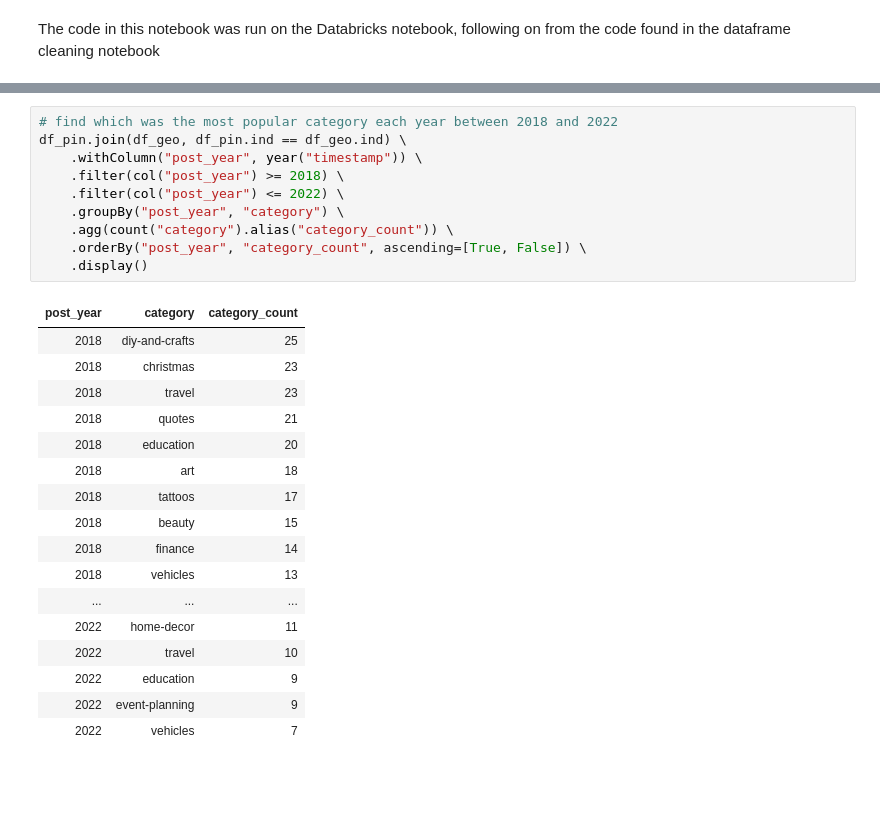
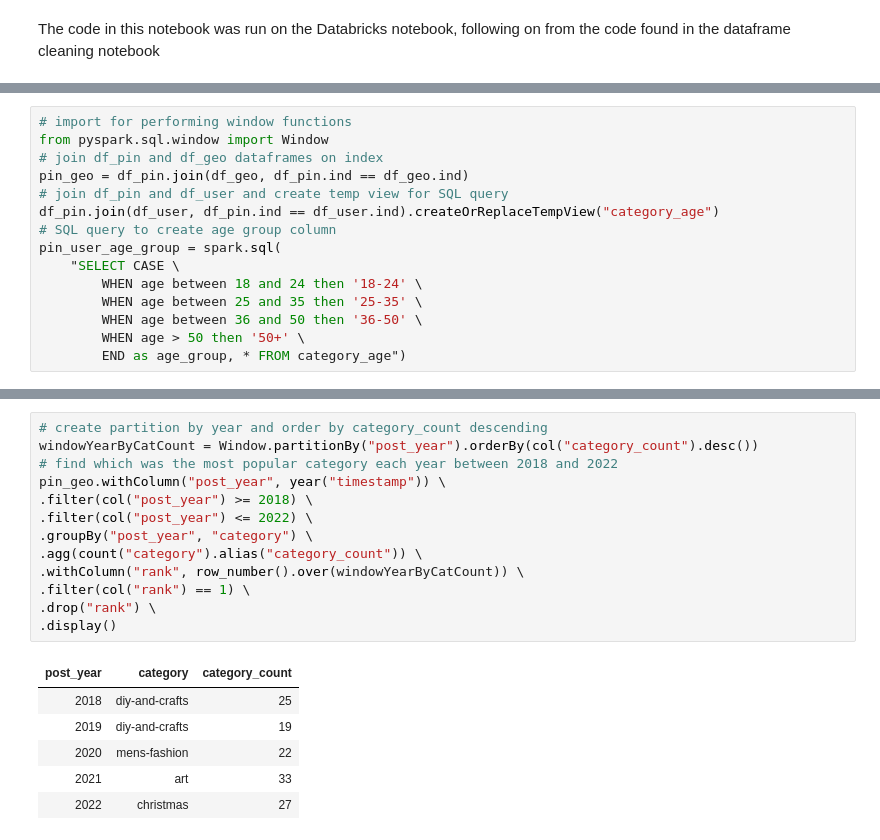
Before and after one commit to tupelobound/pinterest-data-pipeline, a Jupyter notebook: query_batch_data.ipynb, the cells around one changed output, grey strips where cells are left out. Cells and saved outputs as stored; diff of their text form; blank space fills up the shorter version.

Commit message:
Updates batch query notebook

```diff
--- a/query_batch_data.ipynb
+++ b/query_batch_data.ipynb
@@ -5,0 +3,15 @@ from pyspark.sql.window import Window
+# %%
+# import for performing window functions
+from pyspark.sql.window import Window
+# join df_pin and df_geo dataframes on index
+pin_geo = df_pin.join(df_geo, df_pin.ind == df_geo.ind)
+# join df_pin and df_user and create temp view for SQL query
+df_pin.join(df_user, df_pin.ind == df_user.ind).createOrReplaceTempView("category_age")
+# SQL query to create age group column
+pin_user_age_group = spark.sql(
+    "SELECT CASE \
+        WHEN age between 18 and 24 then '18-24' \
+        WHEN age between 25 and 35 then '25-35' \
+        WHEN age between 36 and 50 then '36-50' \
+        WHEN age > 50 then '50+' \
+        END as age_group, * FROM category_age")
@@ -32,29 +49,21 @@ df_pin.join(df_geo, df_pin.ind == df_geo.ind) \
 # %%
+# create partition by year and order by category_count descending
+windowYearByCatCount = Window.partitionBy("post_year").orderBy(col("category_count").desc())
 # find which was the most popular category each year between 2018 and 2022
-df_pin.join(df_geo, df_pin.ind == df_geo.ind) \
-    .withColumn("post_year", year("timestamp")) \
-    .filter(col("post_year") >= 2018) \
-    .filter(col("post_year") <= 2022) \
-    .groupBy("post_year", "category") \
-    .agg(count("category").alias("category_count")) \
-    .orderBy("post_year", "category_count", ascending=[True, False]) \
-    .display()
+pin_geo.withColumn("post_year", year("timestamp")) \
+.filter(col("post_year") >= 2018) \
+.filter(col("post_year") <= 2022) \
+.groupBy("post_year", "category") \
+.agg(count("category").alias("category_count")) \
+.withColumn("rank", row_number().over(windowYearByCatCount)) \
+.filter(col("rank") == 1) \
+.drop("rank") \
+.display()
 # %% [output]
 | post_year | category | category_count |
 | 2018 | diy-and-crafts | 25 |
-| 2018 | christmas | 23 |
-| 2018 | travel | 23 |
-| 2018 | quotes | 21 |
-| 2018 | education | 20 |
-| 2018 | art | 18 |
-| 2018 | tattoos | 17 |
-| 2018 | beauty | 15 |
-| 2018 | finance | 14 |
-| 2018 | vehicles | 13 |
-| ... | ... | ... |
-| 2022 | home-decor | 11 |
-| 2022 | travel | 10 |
-| 2022 | education | 9 |
-| 2022 | event-planning | 9 |
-| 2022 | vehicles | 7 |
+| 2019 | diy-and-crafts | 19 |
+| 2020 | mens-fashion | 22 |
+| 2021 | art | 33 |
+| 2022 | christmas | 27 |
 # %%
```
Also changed, not shown: parts of 10 cells of this notebook.
